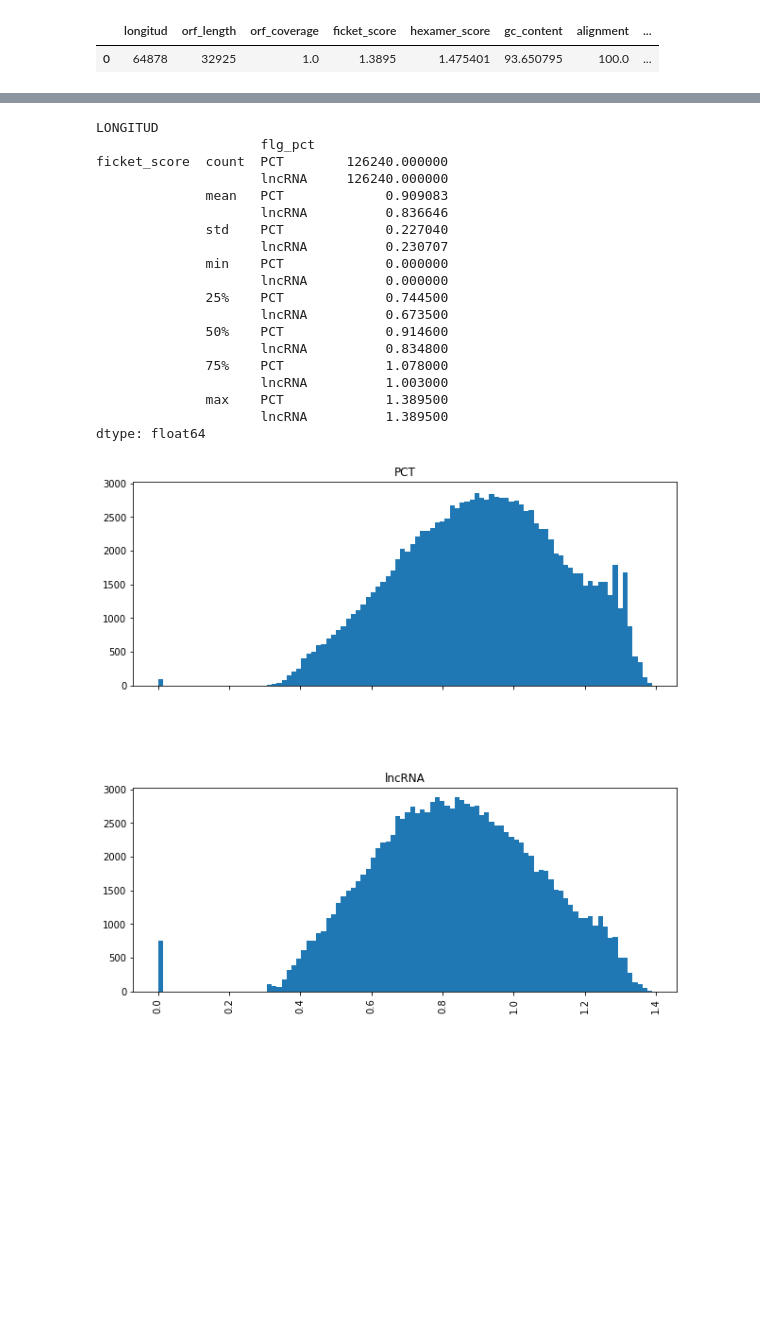
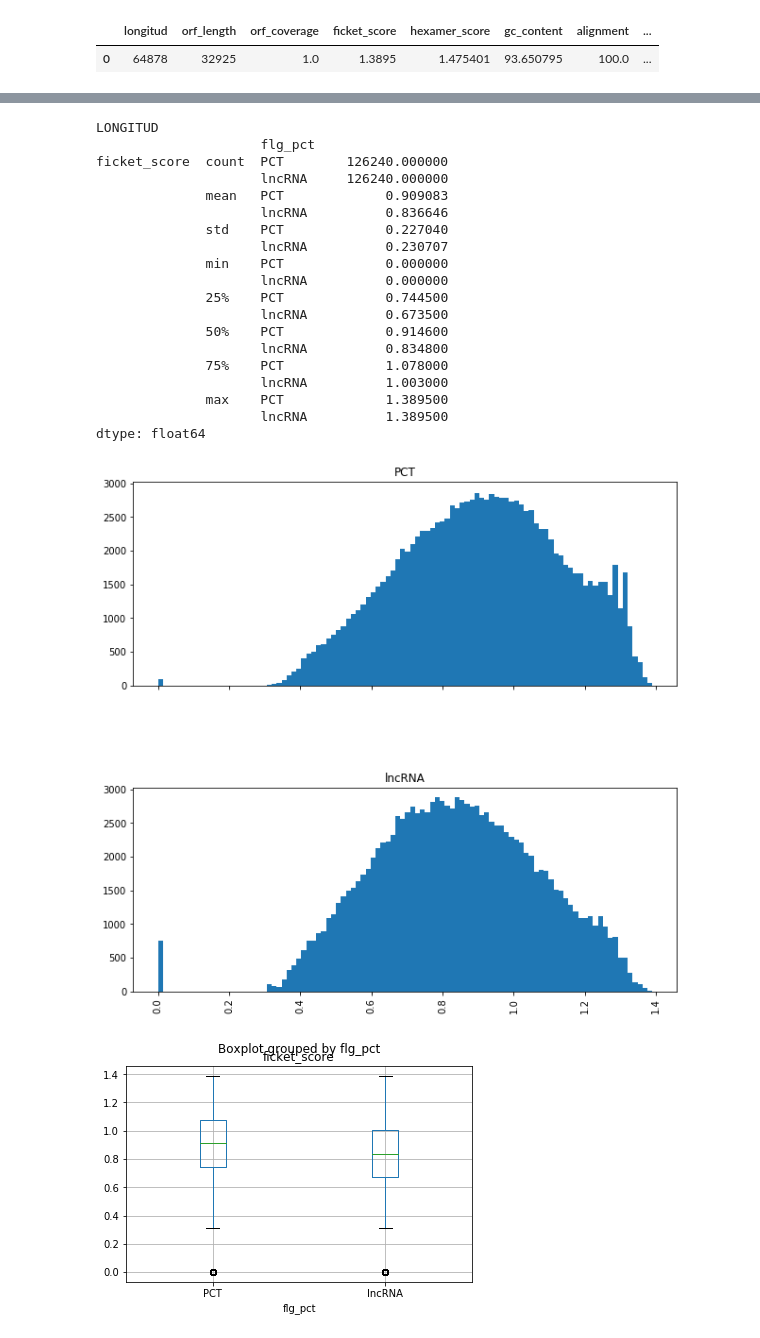
Before and after one commit to JoseSantillan/tesis2, a Jupyter notebook: Semana 07/Features.ipynb, the cells around one changed output, grey strips where cells are left out. Drawn from its saved outputs; the diff is of its cells as text; code cells hidden in the pictures; blank space fills up the shorter version.

```diff
--- a/Semana 07/Features.ipynb
+++ b/Semana 07/Features.ipynb
@@ -160,34 +163,35 @@ conn = mysql.connector.connect(
 
 print("LONGITUD")
 campo = "ficket_score"
 query = "SELECT " + campo + ", CASE WHEN flg_pct = 1 THEN 'PCT' ELSE 'lncRNA' END AS flg_pct FROM secuencias_features WHERE flg_seleccionado = 1"
 df = pd.read_sql_query(query, conn)
 df.hist(by='flg_pct', column=campo, bins=100, sharex=True, sharey = True, layout=(2,1), figsize=(10,10))
 
 print(df.groupby('flg_pct').describe().unstack(1))
-
+df.boxplot(column=campo, by="flg_pct")
 conn.close()
 # %% [output]
 LONGITUD
                      flg_pct
 ficket_score  count  PCT        126240.000000
                      lncRNA     126240.000000
               mean   PCT             0.909083
                      lncRNA          0.836646
               std    PCT             0.227040
                      lncRNA          0.230707
               min    PCT             0.000000
                      lncRNA          0.000000
               25%    PCT             0.744500
                      lncRNA          0.673500
               50%    PCT             0.914600
                      lncRNA          0.834800
               75%    PCT             1.078000
                      lncRNA          1.003000
               max    PCT             1.389500
                      lncRNA          1.389500
 dtype: float64
 [figure]
+[figure, added]
 # %%
 import mysql.connector
 import pandas as pd
```
Also changed, not shown: parts of 10 cells of this notebook, 3 other files.
